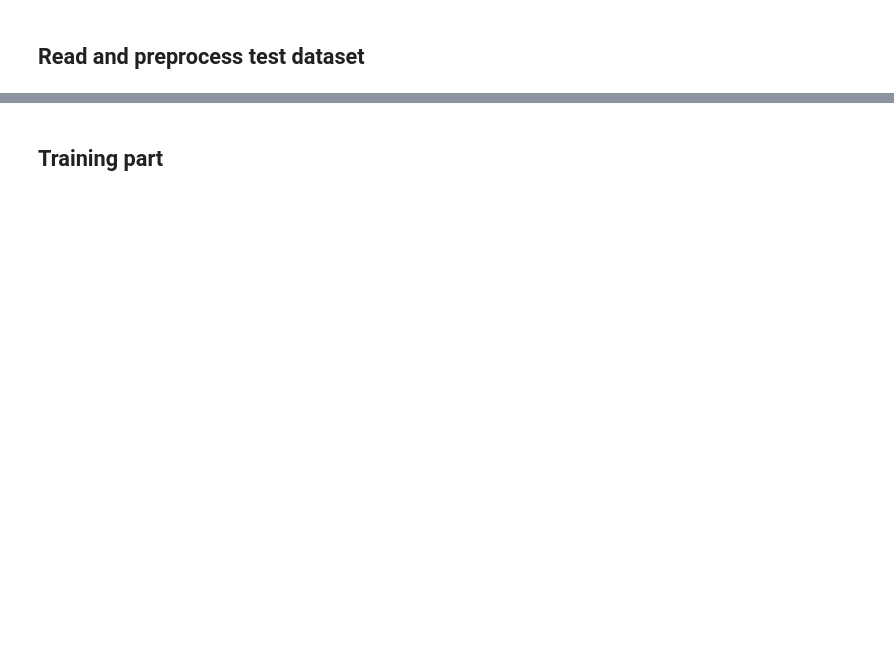
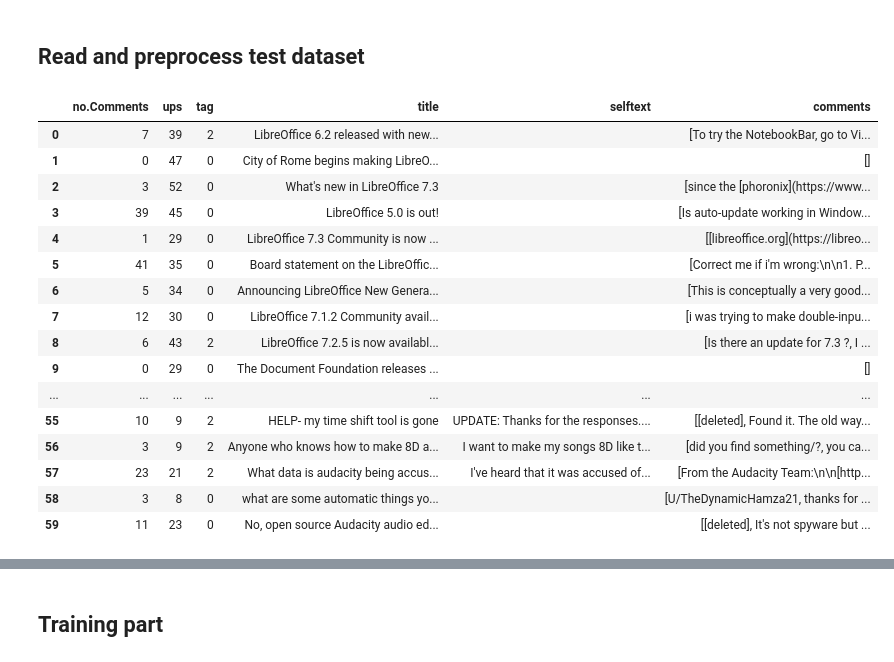
Before and after one commit to CXwudi/csi5137c-project, a Jupyter notebook: src/main_training.ipynb, the cells around one changed output, grey strips where cells are left out. Saved outputs shown, nothing was run; the diff lists cells and outputs as text; code cells hidden in the pictures; blank space fills up the shorter version.

```diff
--- a/src/main_training.ipynb
+++ b/src/main_training.ipynb
@@ -142,2 +159,27 @@ trainable_dataset
 # %% [markdown]
 ## Read and preprocess test dataset
+# %%
+import ast
+test_dataset = pd.read_csv("../data/our_test_data.csv")
+test_dataset.fillna("", inplace=True)
+test_dataset["comments"] = test_dataset["comments"].apply(lambda x: ast.literal_eval(x))
+test_dataset["tag"] = test_dataset["tag"].apply(lambda x: int(x))
+test_dataset
+# %% [output]
+|  | no.Comments | ups | tag | title | selftext | comments |
+| 0 | 7 | 39 | 2 | LibreOffice 6.2 released with new... |  | [To try the NotebookBar, go to Vi... |
+| 1 | 0 | 47 | 0 | City of Rome begins making LibreO... |  | [] |
+| 2 | 3 | 52 | 0 | What's new in LibreOffice 7.3 |  | [since the [phoronix](https://www... |
+| 3 | 39 | 45 | 0 | LibreOffice 5.0 is out! |  | [Is auto-update working in Window... |
+| 4 | 1 | 29 | 0 | LibreOffice 7.3 Community is now ... |  | [[libreoffice.org](https://libreo... |
+| 5 | 41 | 35 | 0 | Board statement on the LibreOffic... |  | [Correct me if i'm wrong:\n\n1. P... |
+| 6 | 5 | 34 | 0 | Announcing LibreOffice New Genera... |  | [This is conceptually a very good... |
+| 7 | 12 | 30 | 0 | LibreOffice 7.1.2 Community avail... |  | [i was trying to make double-inpu... |
+| 8 | 6 | 43 | 2 | LibreOffice 7.2.5 is now availabl... |  | [Is there an update for 7.3 ?, I ... |
+| 9 | 0 | 29 | 0 | The Document Foundation releases ... |  | [] |
+| ... | ... | ... | ... | ... | ... | ... |
+| 55 | 10 | 9 | 2 | HELP- my time shift tool is gone | UPDATE: Thanks for the responses.... | [[deleted], Found it. The old way... |
+| 56 | 3 | 9 | 2 | Anyone who knows how to make 8D a... | I want to make my songs 8D like t... | [did you find something/?, you ca... |
+| 57 | 23 | 21 | 2 | What data is audacity being accus... | I've heard that it was accused of... | [From the Audacity Team:\n\n[http... |
+| 58 | 3 | 8 | 0 | what are some automatic things yo... |  | [U/TheDynamicHamza21, thanks for ... |
+| 59 | 11 | 23 | 0 | No, open source Audacity audio ed... |  | [[deleted], It's not spyware but ... |
```
Also changed, not shown: parts of 12 cells of this notebook, 3 other files.
